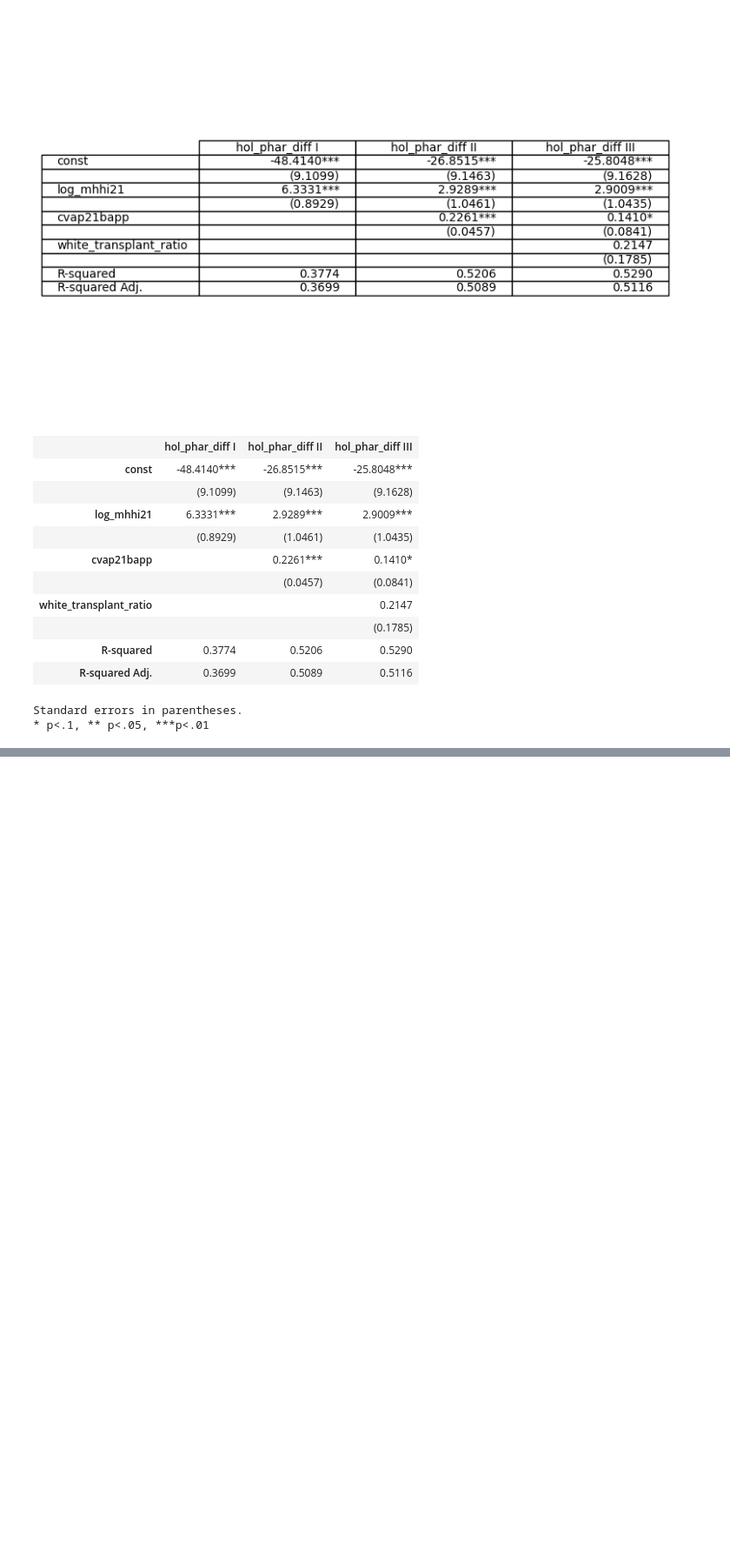
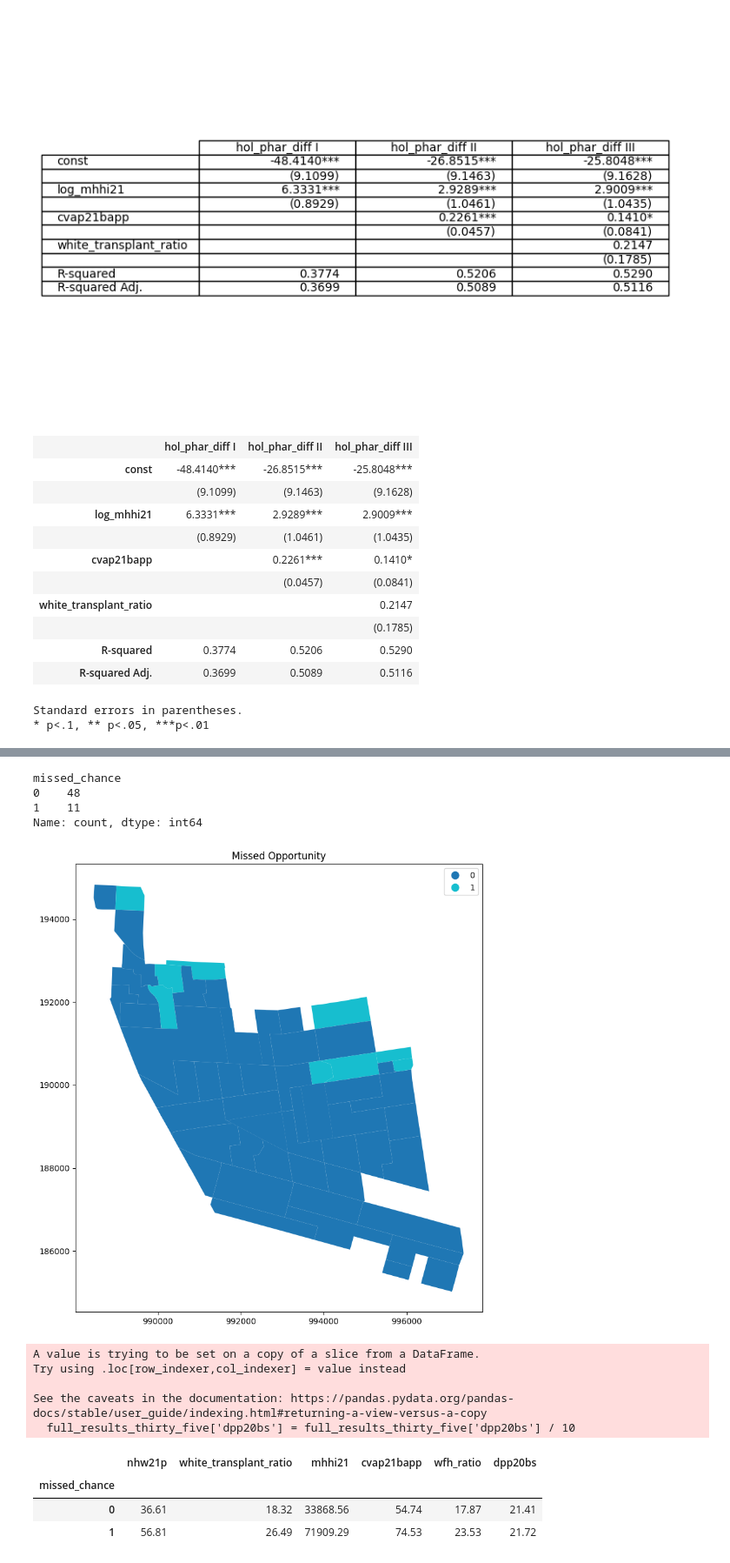
Before and after one commit to SamTGoodson/member_chapters, a Jupyter notebook: notebooks/district_35.ipynb, the cells around one changed output, grey strips where cells are left out. Shown at 87% size. Cells and saved outputs as stored; diff of their text form; code cells hidden in the pictures; blank space fills up the shorter version.

```diff
--- a/notebooks/district_35.ipynb
+++ b/notebooks/district_35.ipynb
@@ -159,0 +265,4 @@ Standard errors in parentheses.
+# %%
+quick_compare['assembley'] = quick_compare[['percmos','percphara']].apply(lambda x: x.idxmax(), axis=1)
+# %%
+quick_compare.dropna(inplace=True)
@@ -159,0 +290,44 @@ Standard errors in parentheses.
+# %%
+quick_compare["missed_chance"] = np.where(
+    (quick_compare["assembley"] == "percphara") &
+    (quick_compare["council"] == "Crystal Hudson") &
+    (quick_compare["candidate"] == "Jabari Brisport"),
+    1, 0
+)
+
+quick_compare["never_dsa"] = np.where(
+    (quick_compare["assembley"] == "percmos") &
+    (quick_compare["council"].isin(["Crystal Hudson", "Renee T. Collymore"])) &
+    (quick_compare["candidate"] == "Tremaine S. Wright"),
+    1, 0
+)
+
+conditions = [
+    (quick_compare["assembley"] == "percphara") &
+    (quick_compare["council"] == "Crystal Hudson") &
+    (quick_compare["candidate"] == "Jabari Brisport"),
+
+    (quick_compare["assembley"] == "percphara") &
+    (quick_compare["council"] == "Michael Hollingsworth") &
+    (quick_compare["candidate"] == "Jabari Brisport")
+]
+
+values = [1, 2]
+quick_compare["dsa_cats"] = np.select(conditions, values, default=0)
+# %%
+quick_compare["missed_chance"]
+# %% [output]
+missed_chance
+0    48
+1    11
+Name: count, dtype: int64
+# %%
+map_missed = quick_compare[['ed_name','missed_chance','never_dsa',"dsa_cats"]].merge(ed_gdf, left_on='ed_name',right_on= 'ElectDist', how='left')
+map_missed = gpd.GeoDataFrame(map_missed)
+# %%
+map_missed['never_dsa'] = map_missed['never_dsa'].astype('category')
+map_missed.plot(column='never_dsa', cmap='tab10', legend=True, figsize=(15, 10))
+plt.title("Missed Opportunity")
+plt.show()
+# %% [output]
+[figure, added]
@@ -159,0 +336,23 @@ Standard errors in parentheses.
+# %%
+full_results_thirty_five['dpp20bs'] = full_results_thirty_five['dpp20bs'] / 10
+# %% [output]
+A value is trying to be set on a copy of a slice from a DataFrame.
+Try using .loc[row_indexer,col_indexer] = value instead
+
+See the caveats in the documentation: https://pandas.pydata.org/pandas-docs/stable/user_guide/indexing.html#returning-a-view-versus-a-copy
+  full_results_thirty_five['dpp20bs'] = full_results_thirty_five['dpp20bs'] / 10
+# %%
+qc_demo.groupby('missed_chance').agg({
+    'nhw21p': 'mean',
+    'white_transplant_ratio': 'mean',
+    'mhhi21': 'mean',
+    'cvap21bapp': 'mean',
+    'wfh_ratio': 'mean',
+    'dpp20bs': 'mean'
+
+}).round(2)
+# %% [output]
+|  | nhw21p | white_transplant_ratio | mhhi21 | cvap21bapp | wfh_ratio | dpp20bs |
+| missed_chance |  |  |  |  |  |  |
+| 0 | 36.61 | 18.32 | 33868.56 | 54.74 | 17.87 | 21.41 |
+| 1 | 56.81 | 26.49 | 71909.29 | 74.53 | 23.53 | 21.72 |
```
Also changed, not shown: parts of 46 cells of this notebook, 4 other files.
